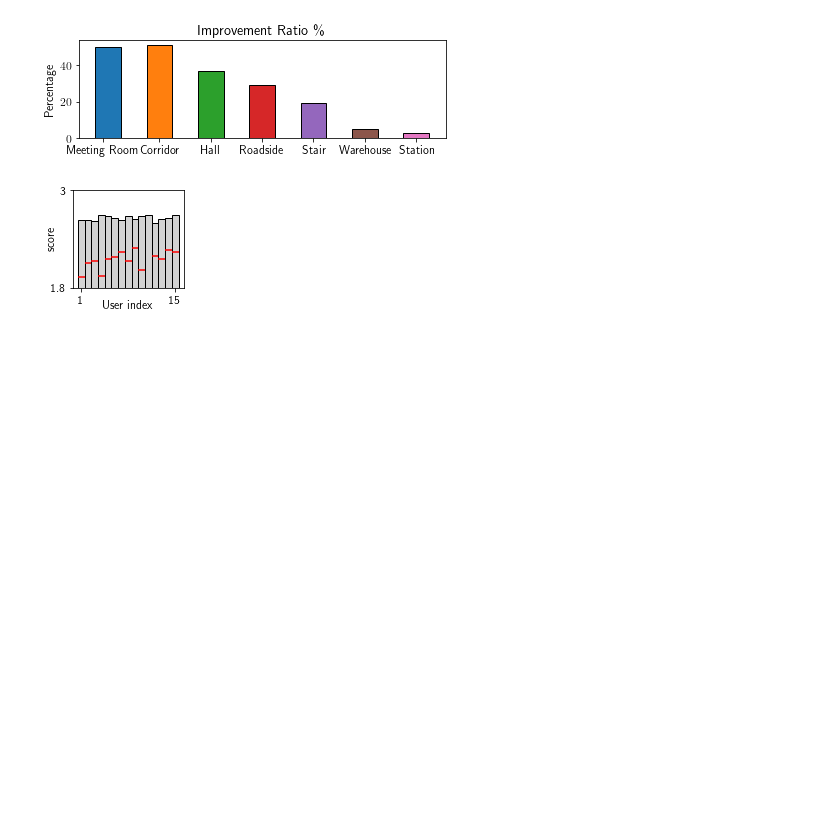
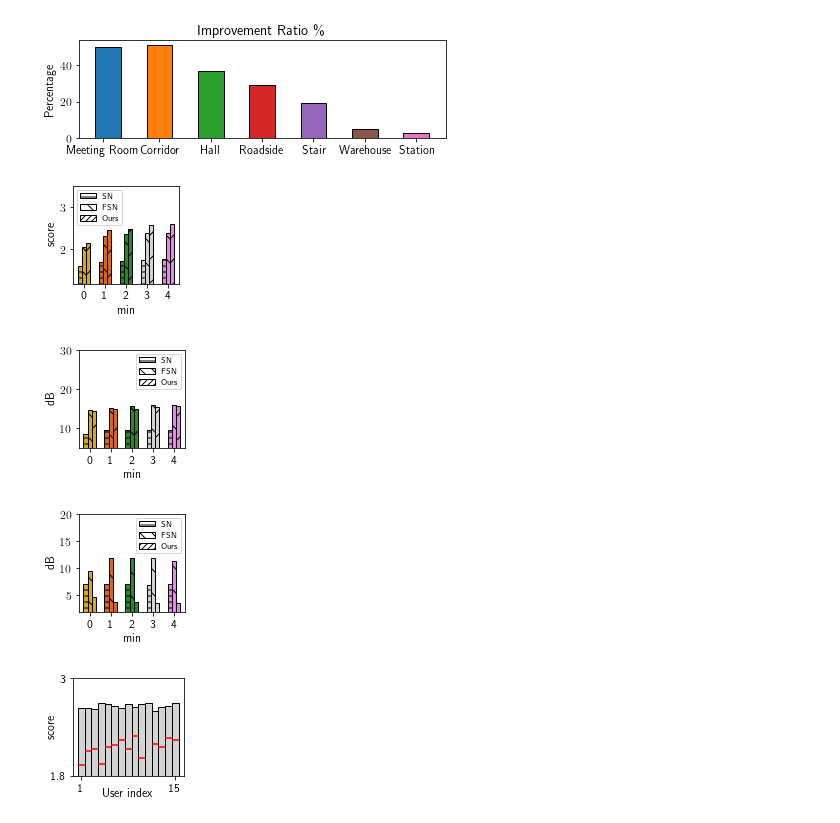
Before and after one commit to lixinghe1999/audioproject, a Jupyter notebook: enhancement/plot/plot.ipynb, the cells around one changed output. Drawn from its saved outputs; the diff is of its cells as text; code cells hidden in the pictures; blank space fills up the shorter version.

```diff
--- a/enhancement/plot/plot.ipynb
+++ b/enhancement/plot/plot.ipynb
@@ -174,6 +122,60 @@ plt.savefig('environments.pdf', dpi=300)
 plt.show()
 # %% [output]
 [figure]
+# %%
+vibvoice = [[ 2.14514233, 14.23358384, 4.67921625],[ 2.46289119, 14.86142239,  3.76427718], [ 2.47012273, 14.79641732 , 3.68244809],
+            [ 2.57023334, 15.45267167,  3.56149157], [ 2.59540767, 15.58160323,  3.52378989]]
+
+fullsubnet = [[ 2.06042795, 14.63436131, 9.53324297], [2.31343761, 15.21791078, 11.91997343], [ 2.36914799, 15.57633719, 11.85512035], [ 2.39545964, 15.74895447, 11.79282111], [ 2.39437547, 15.97558353, 11.37538394]]
+seanet = [[1.61812877, 8.44922756, 7.02567443], [1.71697269, 9.44781797, 7.01635902], [1.73697269, 9.44781797, 7.00], [1.74697269, 9.44781797, 6.891635902], [1.77018202, 9.56234749, 6.9765322]]
+# y_lims = [[1.5, 3], [8, 24], [2, 15]]
+# x = [0, 1, 2, 3, 4]
+# colors = ['goldenrod', 'chocolate', 'forestgreen', 'lightgrey']
+# labels = ['score', 'dB', 'dB']
+# for j in range(3):
+#     plt.figure(figsize=(2, 2))
+#     plt.subplots_adjust(left=0.25, bottom=0.2, right=0.99)
+#
+#     plt.plot(x, [seanet[k][j] for k in range(5)], color=colors[0], label='SN')
+#     plt.plot(x, [fullsubnet[k][j] for k in range(5)], color=colors[1], label='FSN')
+#     plt.plot(x, [vibvoice[k][j] for k in range(5)], color=colors[2], label='Ours')
+#     #plt.ylim(y_lims[j])
+#     plt.ylabel(labels[j])
+#     plt.xlabel('min')
+#     plt.xticks(x ,)
+#     plt.legend( prop={'size': 10})
+#     plt.savefig('noise_enrollment_' + str(j) +'.pdf', dpi=300)
+#     plt.show()
+#
+# fullsubnet = [[ 2.06042795, 14.63436131, 9.53324297], [ 2.16696222,15.14282735, 11.42487056], [2.2788935, 16.10067001, 10.34507953]]
+# vibvoice = [[ 2.14514233, 14.23358384, 4.67921625], [2.40846276, 15.50638137, 3.964647], [ 2.49877256, 15.84743989, 3.95881391]]
+# seanet = [[1.61812877, 8.44922756, 7.02567443], [1.76697269, 9.44781797, 7.01635902], [1.77018202, 9.56234749, 6.9765322]]
+y_lims = [[1.2, 3.5], [5, 30], [2, 20]]
+names = [0, 1, 2, 3, 4]
+colors = ['goldenrod', 'chocolate', 'forestgreen', 'lightgrey', 'violet']
+labels = ['score', 'dB', 'dB']
+for j in range(3):
+    plt.figure(figsize=(2, 2))
+    plt.subplots_adjust(left=0.25, bottom=0.2, right=0.99)
+    for i in range(len(names)):
+        plt.bar(i, seanet[i][j], color=colors[i], edgecolor='black', width=0.2, hatch='--')
+        plt.bar(i + 0.2, fullsubnet[i][j], color=colors[i], edgecolor='black', width=0.2, hatch='\\')
+        plt.bar(i + 0.4, vibvoice[i][j], color=colors[i], edgecolor='black', width=0.2, hatch='/')
+    plt.ylim(y_lims[j])
+    plt.ylabel(labels[j])
+    #plt.text(2, 1, 'min')
+    plt.xlabel('min', loc='center')
+    plt.xticks([0.2, 1.2, 2.2, 3.2, 4.2], names)
+    seanet_patch = mpatches.Patch(edgecolor='black', facecolor='white', hatch='---', label='SN')
+    fullsubnet_patch = mpatches.Patch(edgecolor='black', facecolor='white', hatch='\\\\', label='FSN')
+    vibvoice_patch = mpatches.Patch(edgecolor='black', facecolor='white', hatch='////', label='Ours')
+    plt.legend(handles=[seanet_patch, fullsubnet_patch, vibvoice_patch], prop={'size': 8})
+    plt.savefig('noise_enrollment_' + str(j) + '.pdf', dpi=300)
+    plt.show()
+# %% [output]
+[figure, added]
+[figure, added]
+[figure, added]
 # %%
 json/smallroom.json [ 2.47704385 14.56538339  3.72217875]
 json/mediumroom.json [ 2.52272186 14.0203936   3.43914897]
```
Also changed, not shown: parts of 1 cell of this notebook, 1 other file.
